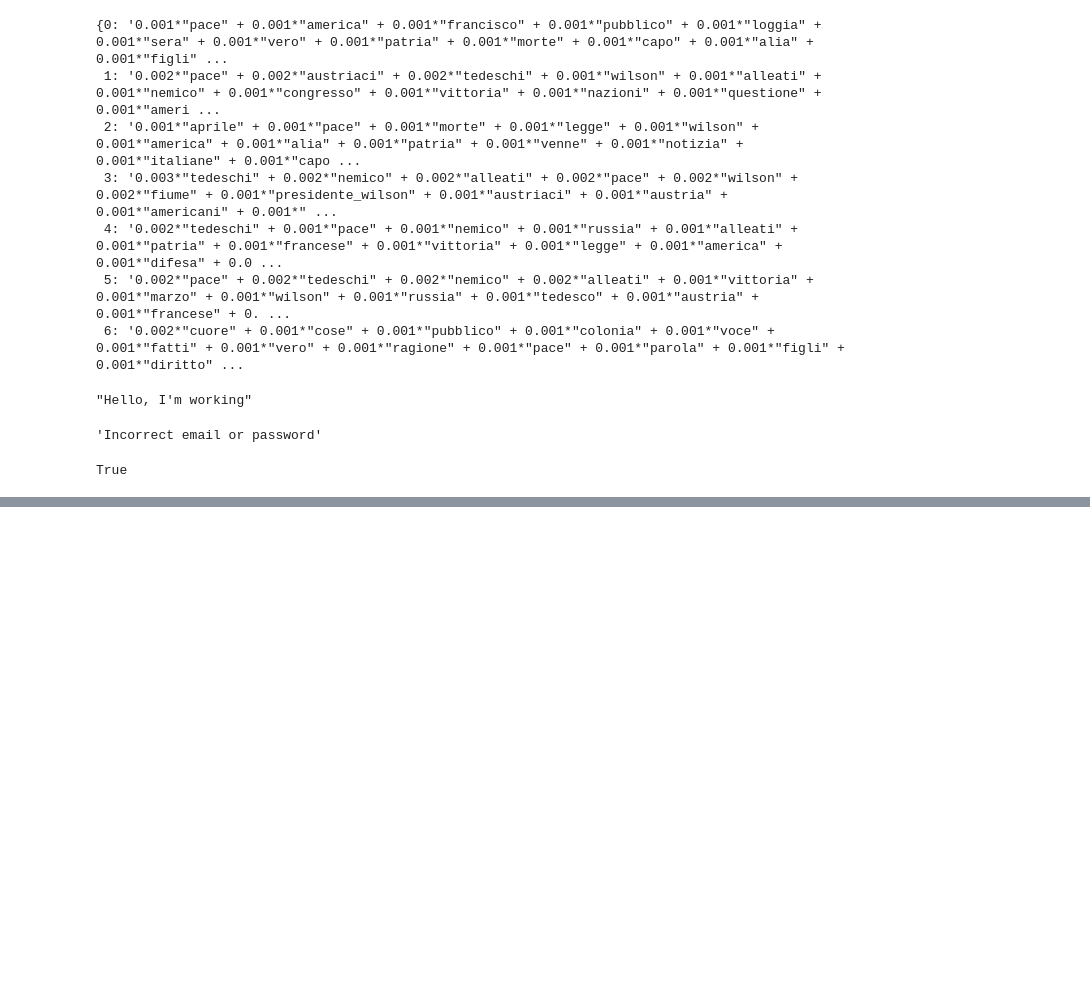
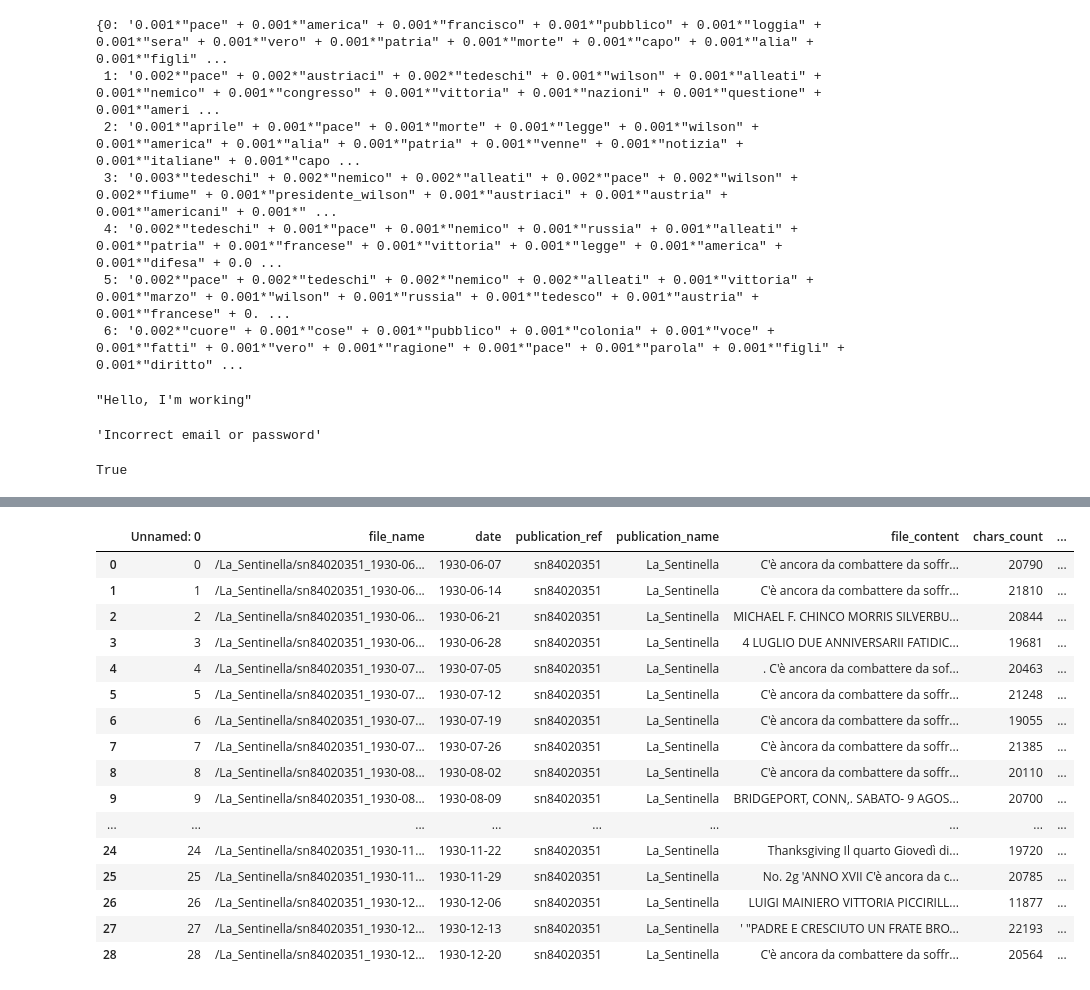
Before and after one commit to MariellaCC/MLOps-TopicModeling, a Jupyter notebook: test.ipynb, the cells around one changed output, grey strips where cells are left out. Drawn from its saved outputs; the diff is of its cells as text; code cells hidden in the pictures; blank space fills up the shorter version.

Commit message:
Adding DataBase

```diff
--- a/test.ipynb
+++ b/test.ipynb
@@ -96,0 +107,3 @@ True
+# %%
+from pre_processing import load_data
+corpus_df = load_data('subset.csv')
@@ -96,0 +117,20 @@ True
+# %%
+corpus_df
+# %% [output]
+|  | Unnamed: 0 | file_name | date | publication_ref | publication_name | file_content | chars_count | ... |
+| 0 | 0 | /La_Sentinella/sn84020351_1930-06... | 1930-06-07 | sn84020351 | La_Sentinella | C'è ancora da combattere da soffr... | 20790 | ... |
+| 1 | 1 | /La_Sentinella/sn84020351_1930-06... | 1930-06-14 | sn84020351 | La_Sentinella | C'è ancora da combattere da soffr... | 21810 | ... |
+| 2 | 2 | /La_Sentinella/sn84020351_1930-06... | 1930-06-21 | sn84020351 | La_Sentinella | MICHAEL F. CHINCO MORRIS SILVERBU... | 20844 | ... |
+| 3 | 3 | /La_Sentinella/sn84020351_1930-06... | 1930-06-28 | sn84020351 | La_Sentinella | 4 LUGLIO DUE ANNIVERSARII FATIDIC... | 19681 | ... |
+| 4 | 4 | /La_Sentinella/sn84020351_1930-07... | 1930-07-05 | sn84020351 | La_Sentinella | . C'è ancora da combattere da sof... | 20463 | ... |
+| 5 | 5 | /La_Sentinella/sn84020351_1930-07... | 1930-07-12 | sn84020351 | La_Sentinella | C'è ancora da combattere da soffr... | 21248 | ... |
+| 6 | 6 | /La_Sentinella/sn84020351_1930-07... | 1930-07-19 | sn84020351 | La_Sentinella | C'è ancora da combattere da soffr... | 19055 | ... |
+| 7 | 7 | /La_Sentinella/sn84020351_1930-07... | 1930-07-26 | sn84020351 | La_Sentinella | C'è àncora da combattere da soffr... | 21385 | ... |
+| 8 | 8 | /La_Sentinella/sn84020351_1930-08... | 1930-08-02 | sn84020351 | La_Sentinella | C'è ancora da combattere da soffr... | 20110 | ... |
+| 9 | 9 | /La_Sentinella/sn84020351_1930-08... | 1930-08-09 | sn84020351 | La_Sentinella | BRIDGEPORT, CONN,. SABATO- 9 AGOS... | 20700 | ... |
+| ... | ... | ... | ... | ... | ... | ... | ... | ... |
+| 24 | 24 | /La_Sentinella/sn84020351_1930-11... | 1930-11-22 | sn84020351 | La_Sentinella | Thanksgiving Il quarto Giovedì di... | 19720 | ... |
+| 25 | 25 | /La_Sentinella/sn84020351_1930-11... | 1930-11-29 | sn84020351 | La_Sentinella | No. 2g 'ANNO XVII C'è ancora da c... | 20785 | ... |
+| 26 | 26 | /La_Sentinella/sn84020351_1930-12... | 1930-12-06 | sn84020351 | La_Sentinella | LUIGI MAINIERO VITTORIA PICCIRILL... | 11877 | ... |
+| 27 | 27 | /La_Sentinella/sn84020351_1930-12... | 1930-12-13 | sn84020351 | La_Sentinella | ' "PADRE E CRESCIUTO UN FRATE BRO... | 22193 | ... |
+| 28 | 28 | /La_Sentinella/sn84020351_1930-12... | 1930-12-20 | sn84020351 | La_Sentinella | C'è ancora da combattere da soffr... | 20564 | ... |
```
Also changed, not shown: parts of 28 cells of this notebook, 9 other files.
